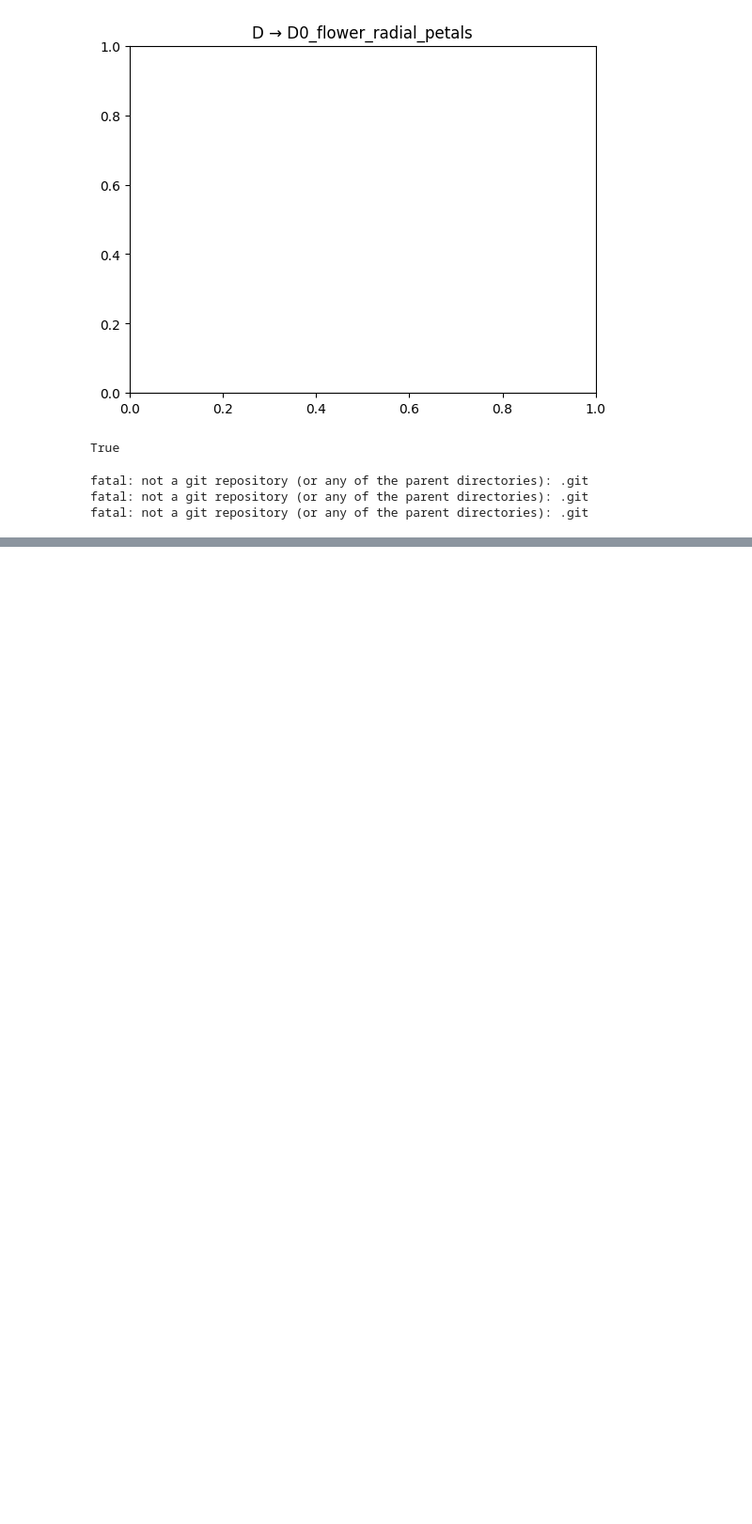
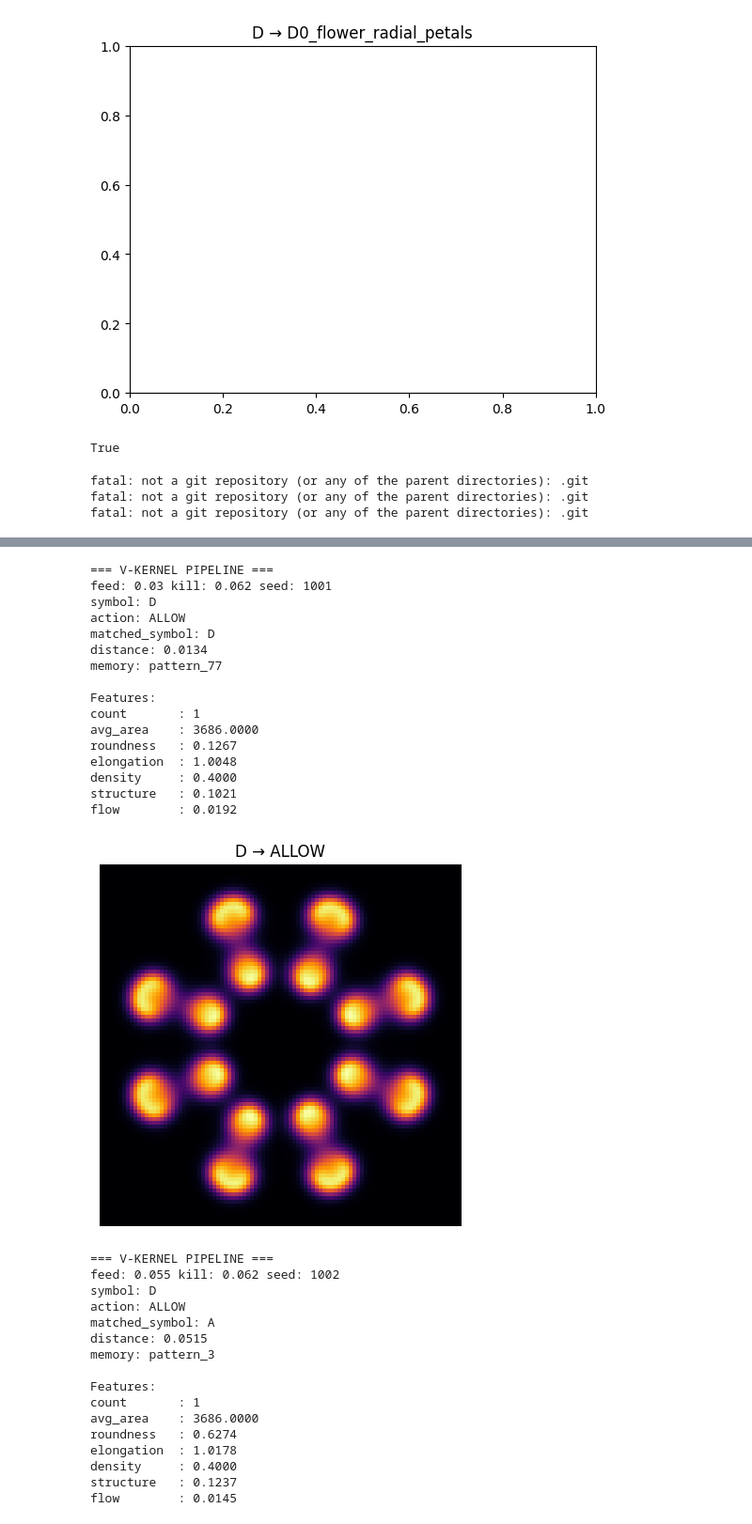
Before and after one commit to pozdnyavladimer-jpg/v-kernel, a Jupyter notebook: notebooks/main.ipynb, the cells around one changed output, grey strips where cells are left out. Shown at 94% size. Drawn from its saved outputs; the diff is of its cells as text; code cells hidden in the pictures; blank space fills up the shorter version.

```diff
--- a/notebooks/main.ipynb
+++ b/notebooks/main.ipynb
@@ -497,0 +552,76 @@ fatal: not a git repository (or any of the parent directories): .git
+# %%
+def run_vkernel_pipeline(feed=0.035, kill=0.065, seed=999):
+    A, B = run_gray_scott(feed=feed, kill=kill, seed=seed)
+
+    f = pattern_features(B)
+
+    x = np.array([[f[k] for k in feature_names]])
+    x_scaled = scaler.transform(x)
+
+    cluster_id = kmeans.predict(x_scaled)[0]
+    symbol = alphabet[cluster_id]
+
+    decision = bindu_decision(f, V_MEMORY)
+
+    print("\n=== V-KERNEL PIPELINE ===")
+    print("feed:", feed, "kill:", kill, "seed:", seed)
+    print("symbol:", symbol)
+    print("action:", decision["action"])
+    print("matched_symbol:", decision["matched_symbol"])
+    print("distance:", round(decision["distance"], 4))
+    print("memory:", decision["memory_source"])
+
+    print("\nFeatures:")
+    for k, v in f.items():
+        print(f"{k:12}: {v:.4f}" if isinstance(v, float) else f"{k:12}: {v}")
+
+    plt.figure(figsize=(5, 5))
+    plt.imshow(B, cmap="inferno")
+    plt.title(f"{symbol} → {decision['action']}")
+    plt.axis("off")
+    plt.show()
+
+    return {
+        "field": B,
+        "features": f,
+        "symbol": symbol,
+        "decision": decision,
+    }
+# %%
+result_1 = run_vkernel_pipeline(feed=0.030, kill=0.062, seed=1001)
+result_2 = run_vkernel_pipeline(feed=0.055, kill=0.062, seed=1002)
+result_3 = run_vkernel_pipeline(feed=0.025, kill=0.055, seed=1003)
+# %% [output]
+=== V-KERNEL PIPELINE ===
+feed: 0.03 kill: 0.062 seed: 1001
+symbol: D
+action: ALLOW
+matched_symbol: D
+distance: 0.0134
+memory: pattern_77
+
+Features:
+count       : 1
+avg_area    : 3686.0000
+roundness   : 0.1267
+elongation  : 1.0048
+density     : 0.4000
+structure   : 0.1021
+flow        : 0.0192
+[figure, added]
+=== V-KERNEL PIPELINE ===
+feed: 0.055 kill: 0.062 seed: 1002
+symbol: D
+action: ALLOW
+matched_symbol: A
+distance: 0.0515
+memory: pattern_3
+
+Features:
+count       : 1
+avg_area    : 3686.0000
+roundness   : 0.6274
+elongation  : 1.0178
+density     : 0.4000
+structure   : 0.1237
+flow        : 0.0145
```
Also changed, not shown: parts of 5 cells of this notebook.
